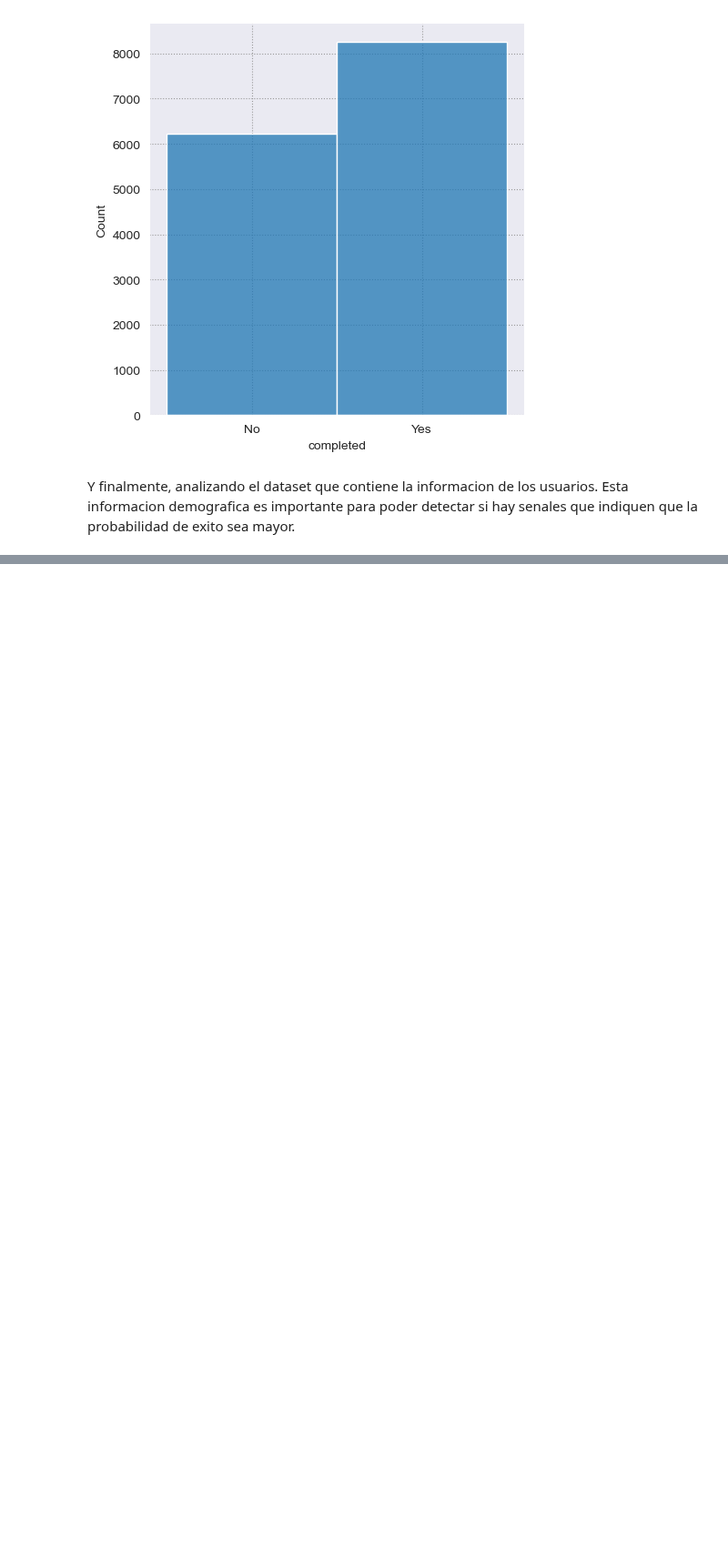
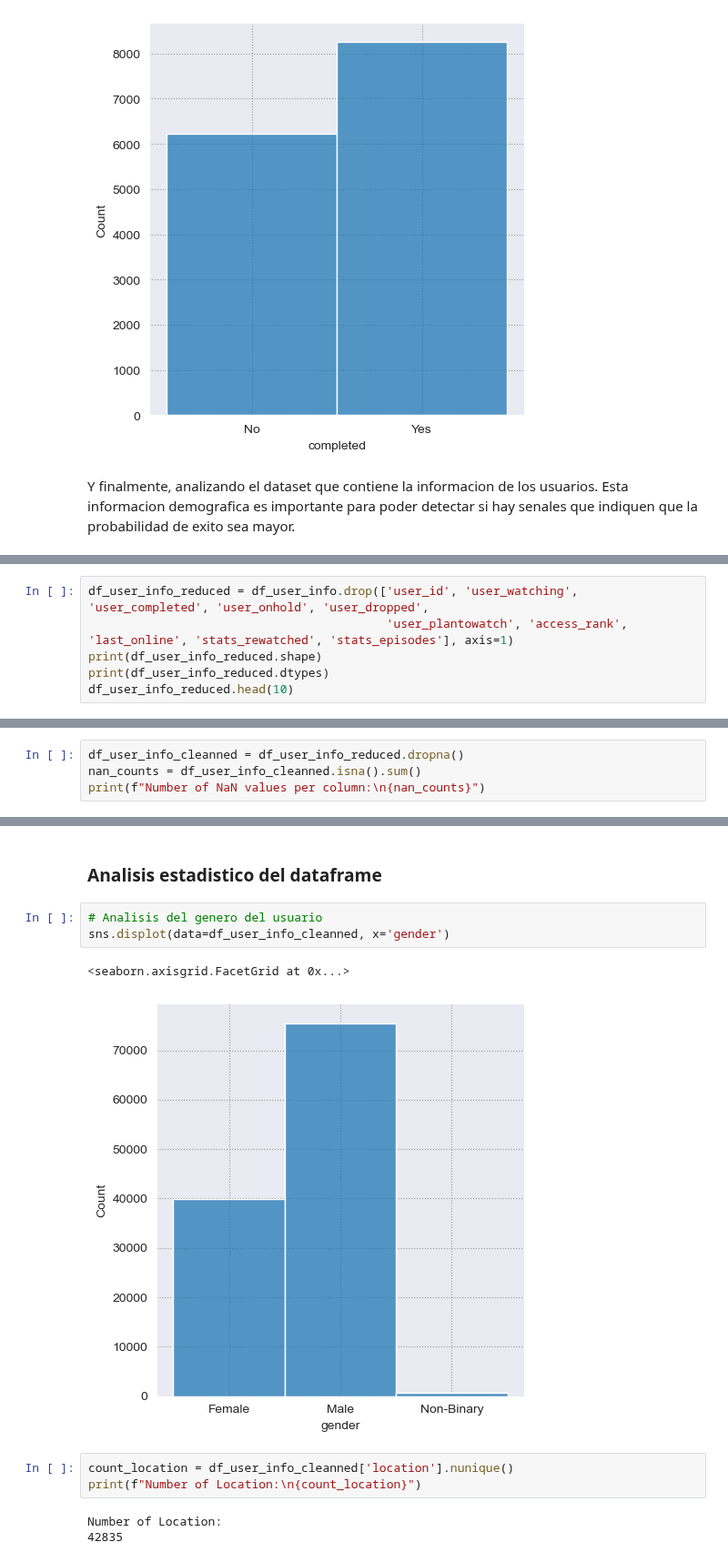
Before and after one commit to YoksanVC/TEC_DataScienceCert, a Jupyter notebook: Module_4_BigData/Proyecto/Propuesta_2_AnimesCompletados/analizis_propuesta_2.ipynb, the cells around one changed output, grey strips where cells are left out. Shown at 91% size. Cells and saved outputs as stored; diff of their text form; blank space fills up the shorter version.

```diff
--- a/Module_4_BigData/Proyecto/Propuesta_2_AnimesCompletados/analizis_propuesta_2.ipynb
+++ b/Module_4_BigData/Proyecto/Propuesta_2_AnimesCompletados/analizis_propuesta_2.ipynb
@@ -409,0 +411,6 @@ dtype: object
+# %%
+df_user_info_reduced = df_user_info.drop(['user_id', 'user_watching', 'user_completed', 'user_onhold', 'user_dropped',
+                                          'user_plantowatch', 'access_rank', 'last_online', 'stats_rewatched', 'stats_episodes'], axis=1)
+print(df_user_info_reduced.shape)
+print(df_user_info_reduced.dtypes)
+df_user_info_reduced.head(10)
@@ -409,0 +451,4 @@ dtype: object
+# %%
+df_user_info_cleanned = df_user_info_reduced.dropna()
+nan_counts = df_user_info_cleanned.isna().sum()
+print(f"Number of NaN values per column:\n{nan_counts}")
@@ -409,0 +465,14 @@ dtype: object
+# %% [markdown]
+### Analisis estadistico del dataframe
+# %%
+# Analisis del genero del usuario
+sns.displot(data=df_user_info_cleanned, x='gender')
+# %% [output]
+<seaborn.axisgrid.FacetGrid at 0x...>
+[figure, added]
+# %%
+count_location = df_user_info_cleanned['location'].nunique()
+print(f"Number of Location:\n{count_location}")
+# %% [output]
+Number of Location:
+42835
```
Also changed, not shown: parts of 7 cells of this notebook, 2 other files.
